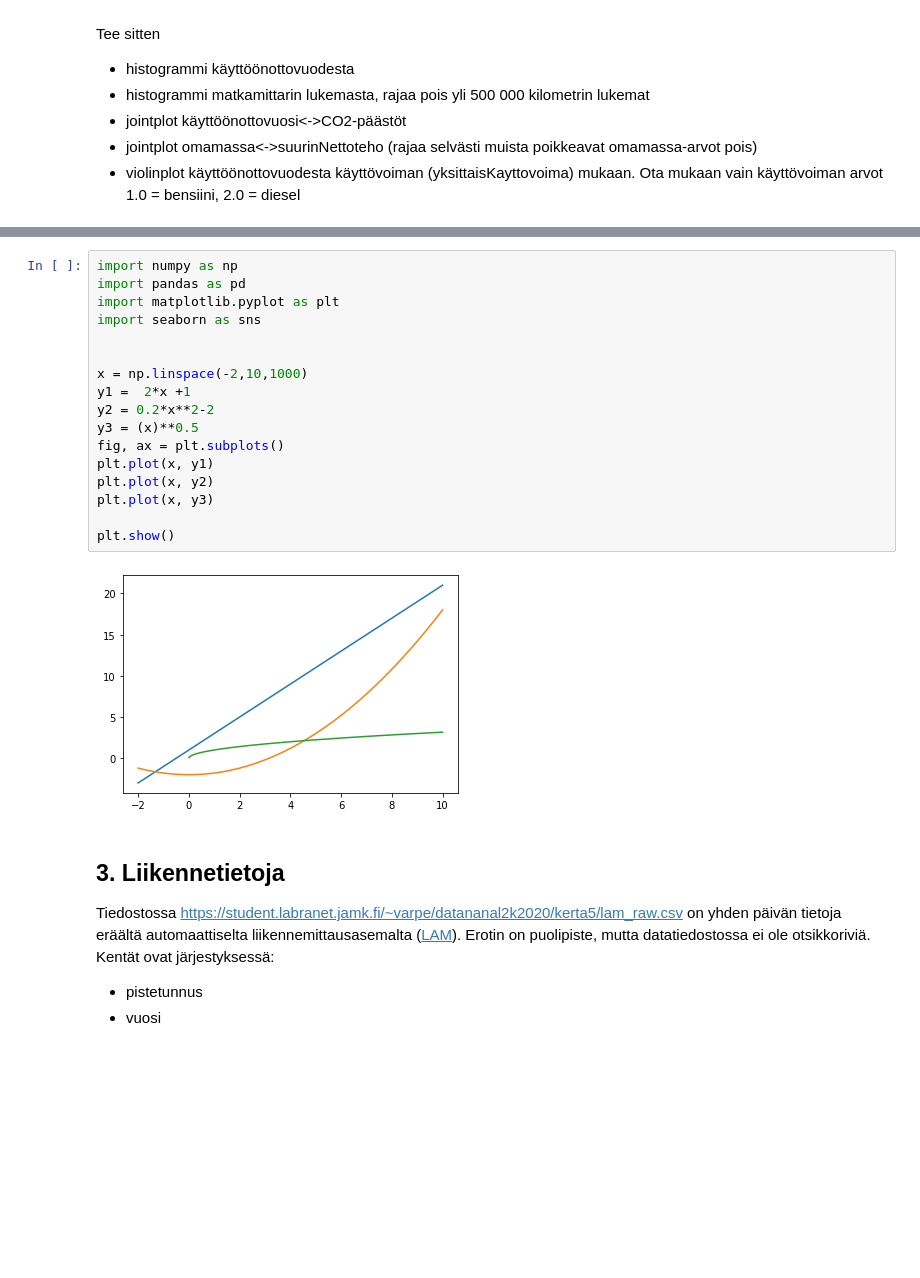
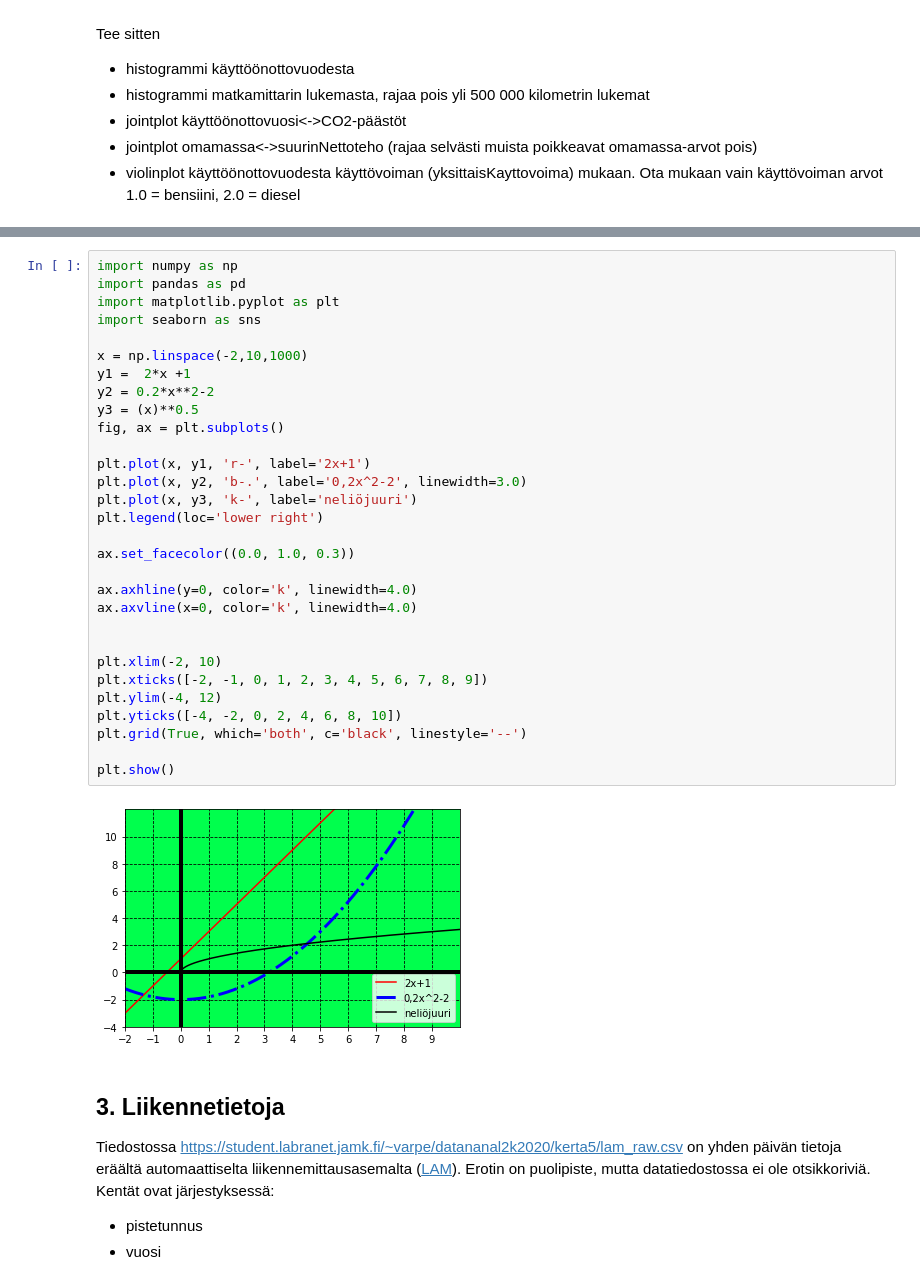
Before and after one commit to TapaniAlastalo/data_analytics, a Jupyter notebook: tehtävät/tapani_alastalo_teh5.ipynb, the cells around one changed output, grey strips where cells are left out. Cells and saved outputs as stored; diff of their text form; blank space fills up the shorter version.

```diff
--- a/tehtävät/tapani_alastalo_teh5.ipynb
+++ b/tehtävät/tapani_alastalo_teh5.ipynb
@@ -27,22 +74,35 @@ leikkauspiste -teksti on manuaalisesti asettetu, ei siis tarvitse erikseen laske
 # %%
 import numpy as np
 import pandas as pd
 import matplotlib.pyplot as plt
 import seaborn as sns
 
-
 x = np.linspace(-2,10,1000)
 y1 =  2*x +1
 y2 = 0.2*x**2-2
 y3 = (x)**0.5
 fig, ax = plt.subplots()
-plt.plot(x, y1)
-plt.plot(x, y2)
-plt.plot(x, y3)
+
+plt.plot(x, y1, 'r-', label='2x+1')
+plt.plot(x, y2, 'b-.', label='0,2x^2-2', linewidth=3.0)
+plt.plot(x, y3, 'k-', label='neliöjuuri')
+plt.legend(loc='lower right')
+
+ax.set_facecolor((0.0, 1.0, 0.3))
+
+ax.axhline(y=0, color='k', linewidth=4.0)
+ax.axvline(x=0, color='k', linewidth=4.0)
+
+
+plt.xlim(-2, 10)
+plt.xticks([-2, -1, 0, 1, 2, 3, 4, 5, 6, 7, 8, 9])
+plt.ylim(-4, 12)
+plt.yticks([-4, -2, 0, 2, 4, 6, 8, 10])
+plt.grid(True, which='both', c='black', linestyle='--')
 
 plt.show()
 # %% [output]
-[figure, old version]
+[figure, new version]
 # %% [markdown]
 ## 3. Liikennetietoja
 Tiedostossa https://student.labranet.jamk.fi/~varpe/datananal2k2020/kerta5/lam_raw.csv on yhden päivän tietoja eräältä automaattiselta liikennemittausasemalta ([LAM](https://vayla.fi/avoindata/tietoaineistot/lam-tiedot)). Erotin on puolipiste, mutta datatiedostossa ei ole otsikkoriviä. Kentät ovat järjestyksessä:
```
Also changed, not shown: parts of 2 cells of this notebook.
